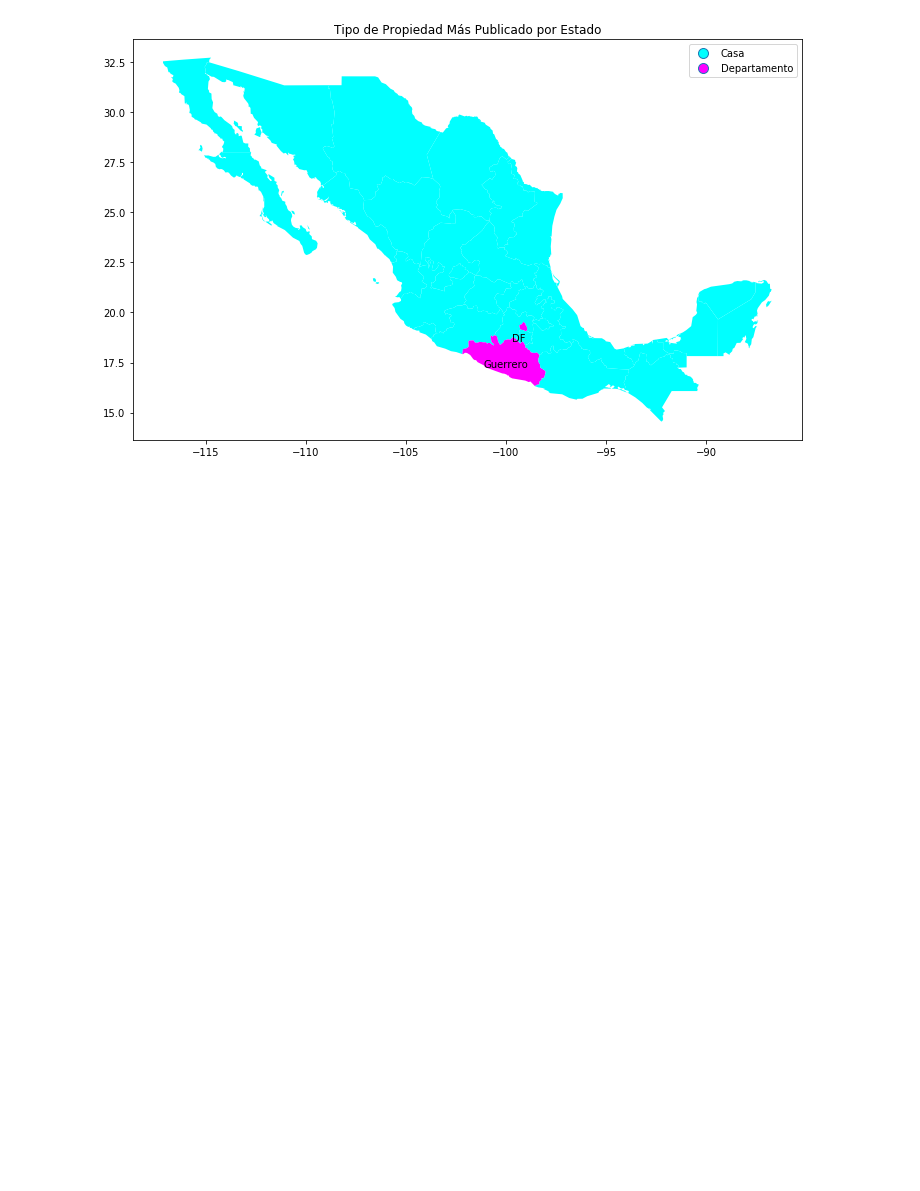
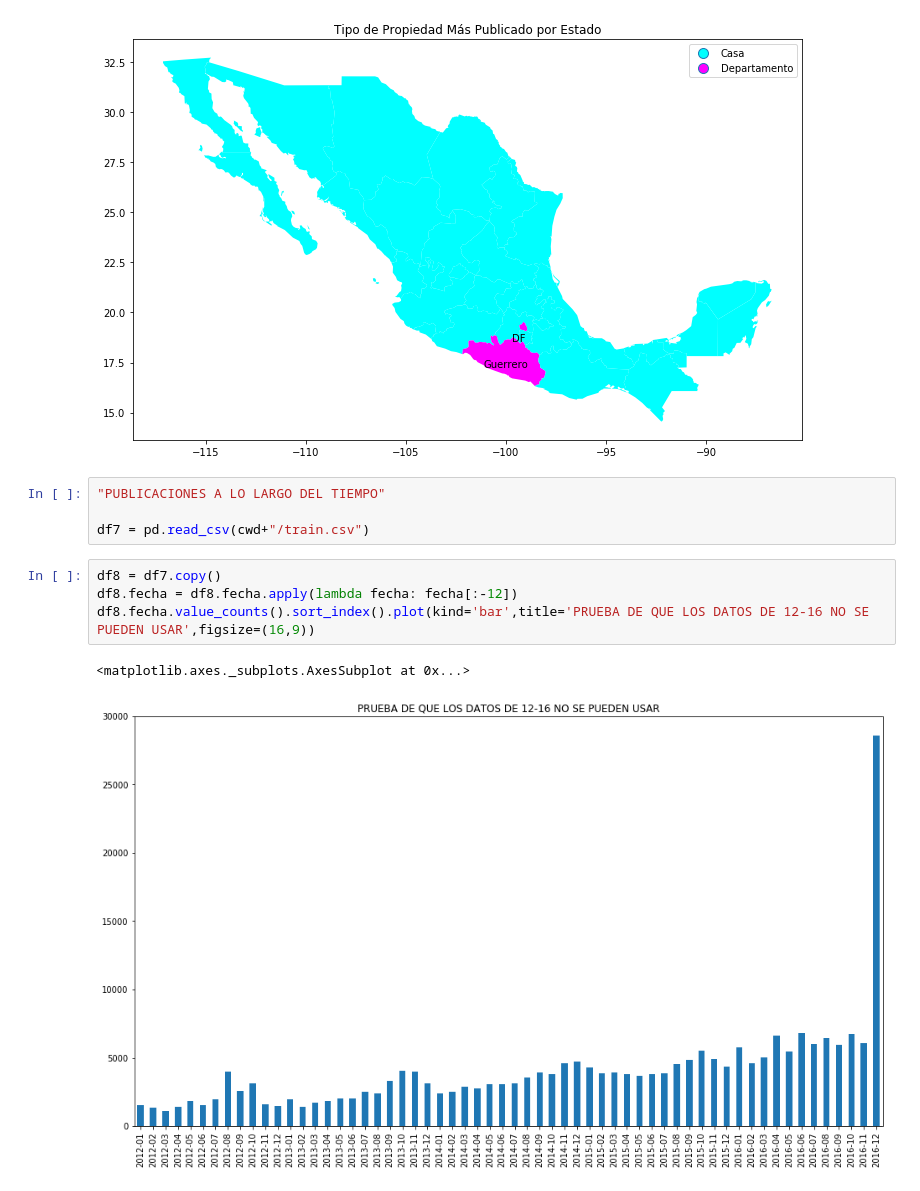
Before and after one commit to Manuel-Sturla/TP1-Datos, a Jupyter notebook: Analisis_publicaciones.ipynb, the cells around one changed output. Drawn from its saved outputs; the diff is of its cells as text; blank space fills up the shorter version.

```diff
--- a/Analisis_publicaciones.ipynb
+++ b/Analisis_publicaciones.ipynb
@@ -181,3 +181,14 @@ for locacion,label in zip(geoframeC_C_Filtrado.newGeometry, geoframeC_C_Filtrado
 plt.show()
 # %% [output]
 [figure]
+# %%
+"PUBLICACIONES A LO LARGO DEL TIEMPO"
+
+df7 = pd.read_csv(cwd+"/train.csv")
+# %%
+df8 = df7.copy()
+df8.fecha = df8.fecha.apply(lambda fecha: fecha[:-12])
+df8.fecha.value_counts().sort_index().plot(kind='bar',title='PRUEBA DE QUE LOS DATOS DE 12-16 NO SE PUEDEN USAR',figsize=(16,9))
+# %% [output]
+<matplotlib.axes._subplots.AxesSubplot at 0x...>
+[figure, added]
```
Also changed, not shown: parts of 5 cells of this notebook, 2 other files.
